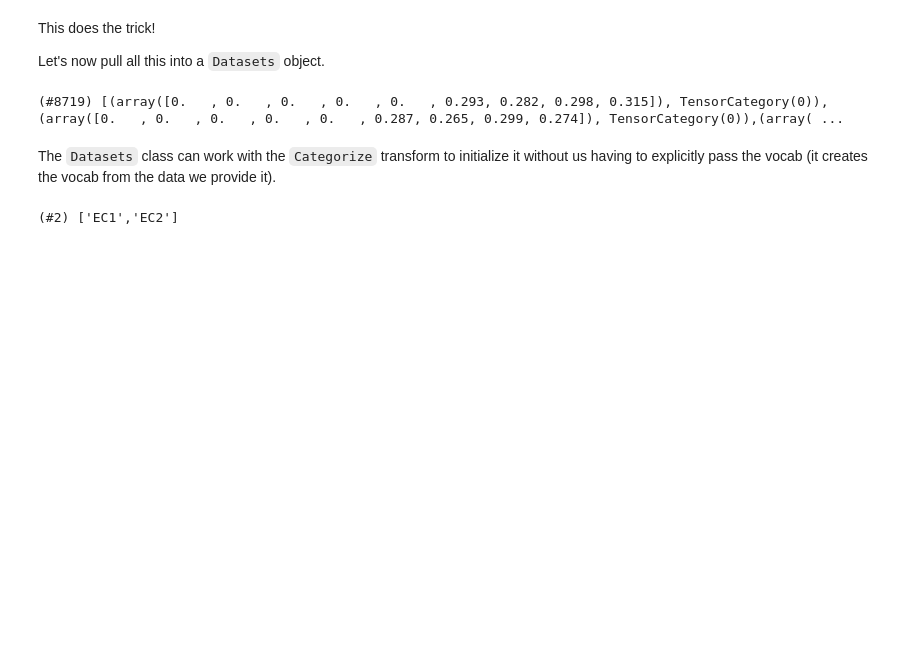
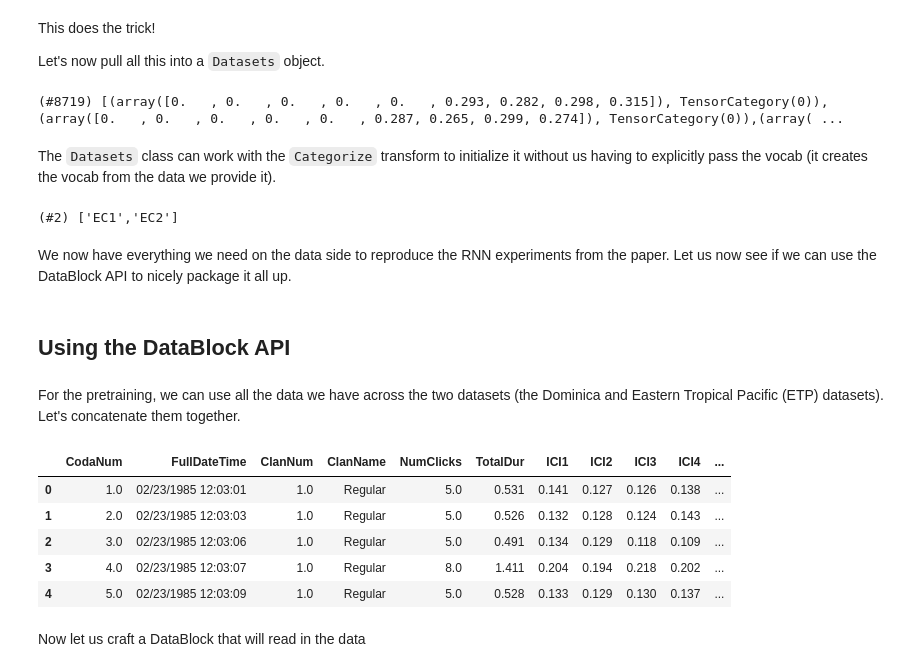
Before and after one commit to earthspecies/sperm-whale-clan-and-coda-detection, a Jupyter notebook: 02_Data_preparation.ipynb, the cells around one changed output. Saved outputs shown, nothing was run; the diff lists cells and outputs as text; code cells hidden in the pictures; blank space fills up the shorter version.

Commit message:
continue with data preparation

```diff
--- a/02_Data_preparation.ipynb
+++ b/02_Data_preparation.ipynb
@@ -191,3 +191,24 @@ The `Datasets` class can work with the `Categorize` transform to initialize it w
 datasets.tfms[1][-1].vocab
 # %% [output]
 (#2) ['EC1','EC2']
+# %% [markdown]
+We now have everything we need on the data side to reproduce the RNN experiments from the paper. Let us now see if we can use the DataBlock API to nicely package it all up.
+# %% [markdown]
+## Using the DataBlock API
+# %% [markdown]
+For the pretraining, we can use all the data we have across the two datasets (the Dominica and Eastern Tropical Pacific (ETP) datasets). Let's concatenate them together.
+# %%
+# export
+pd.set_option('display.max_columns', None)
+merged_datasets = pd.concat((etp, dominicana)).fillna(0)
+# %%
+merged_datasets.head()
+# %% [output]
+|  | CodaNum | FullDateTime | ClanNum | ClanName | NumClicks | TotalDur | ICI1 | ICI2 | ICI3 | ICI4 | ... |
+| 0 | 1.0 | 02/23/1985 12:03:01 | 1.0 | Regular | 5.0 | 0.531 | 0.141 | 0.127 | 0.126 | 0.138 | ... |
+| 1 | 2.0 | 02/23/1985 12:03:03 | 1.0 | Regular | 5.0 | 0.526 | 0.132 | 0.128 | 0.124 | 0.143 | ... |
+| 2 | 3.0 | 02/23/1985 12:03:06 | 1.0 | Regular | 5.0 | 0.491 | 0.134 | 0.129 | 0.118 | 0.109 | ... |
+| 3 | 4.0 | 02/23/1985 12:03:07 | 1.0 | Regular | 8.0 | 1.411 | 0.204 | 0.194 | 0.218 | 0.202 | ... |
+| 4 | 5.0 | 02/23/1985 12:03:09 | 1.0 | Regular | 5.0 | 0.528 | 0.133 | 0.129 | 0.130 | 0.137 | ... |
+# %% [markdown]
+Now let us craft a DataBlock that will read in the data
```
Also changed, not shown: parts of 24 cells of this notebook.
